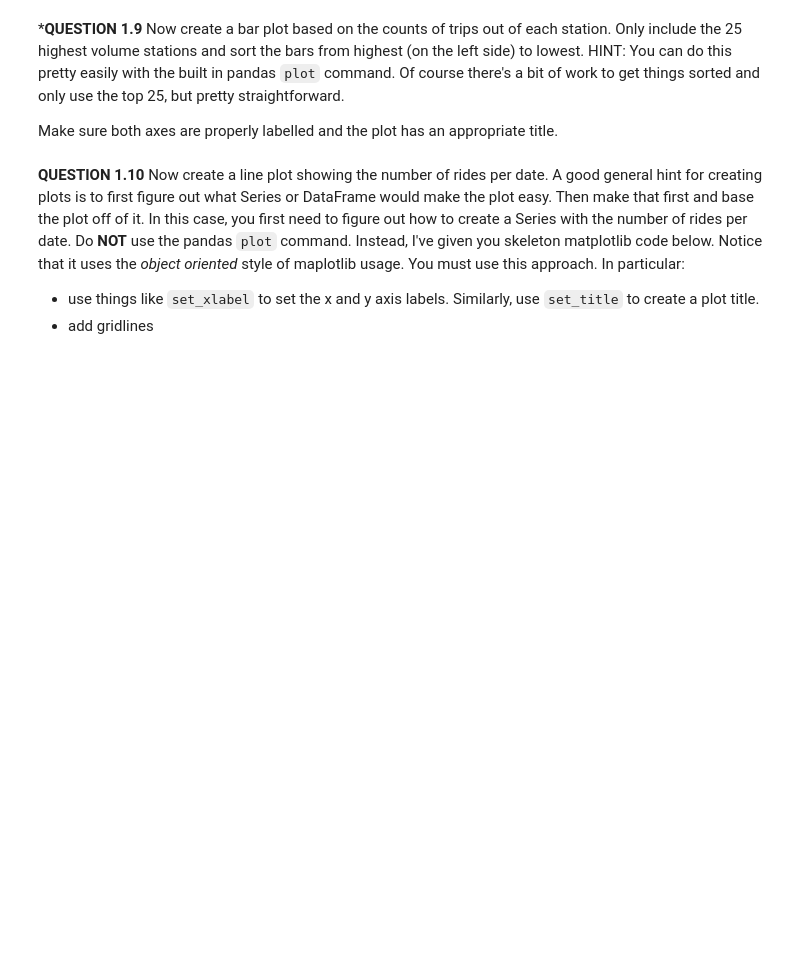
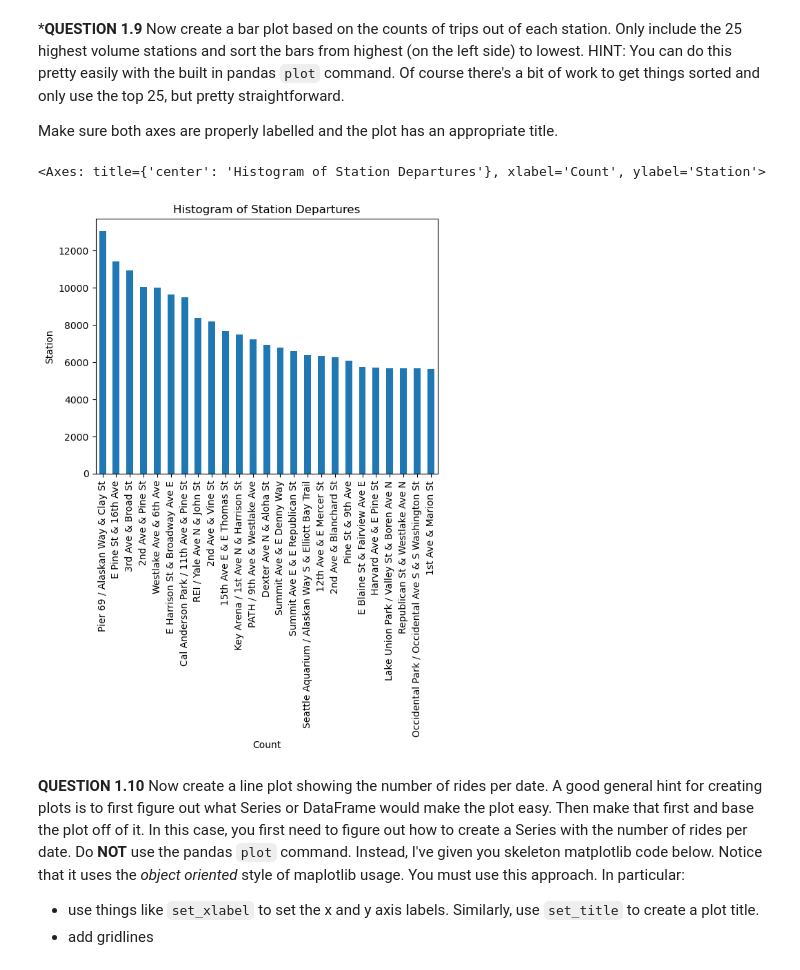
Before and after one commit to brandonowens24/MIS5470_cycleshare_plants, a Jupyter notebook: hw4_p1_eda_pronto/hw4_cycleshare_python-problem_owens.ipynb, the cells around one changed output. Saved outputs shown, nothing was run; the diff lists cells and outputs as text; code cells hidden in the pictures; blank space fills up the shorter version.

```diff
--- a/hw4_p1_eda_pronto/hw4_cycleshare_python-problem_owens.ipynb
+++ b/hw4_p1_eda_pronto/hw4_cycleshare_python-problem_owens.ipynb
@@ -305,6 +318,10 @@ Create a histogram of `trip_duration`. For this histogram, use 50 bins, change t
 Make sure both axes are properly labelled and the plot has an appropriate title.
 # %%
 # Put your code here to create the plot
+trip_df.value_counts("from_station_name").sort_values(ascending=False)[:25].plot(kind="bar", xlabel="Count", ylabel="Station", title="Histogram of Station Departures")
+# %% [output]
+<Axes: title={'center': 'Histogram of Station Departures'}, xlabel='Count', ylabel='Station'>
+[figure, added]
 # %% [markdown]
 **QUESTION 1.10** Now create a line plot showing the number of rides per date. A good general hint for creating plots is to first figure out what Series or DataFrame would make the plot easy. Then make that first and base the plot off of it. In this case, you first need to figure out how to create a Series with the number of rides per date. Do **NOT** use the pandas `plot` command. Instead, I've given you skeleton matplotlib code below. Notice that it uses the *object oriented* style of maplotlib usage. You must use this approach. In particular:
 
```
Also changed, not shown: parts of 9 cells of this notebook.
